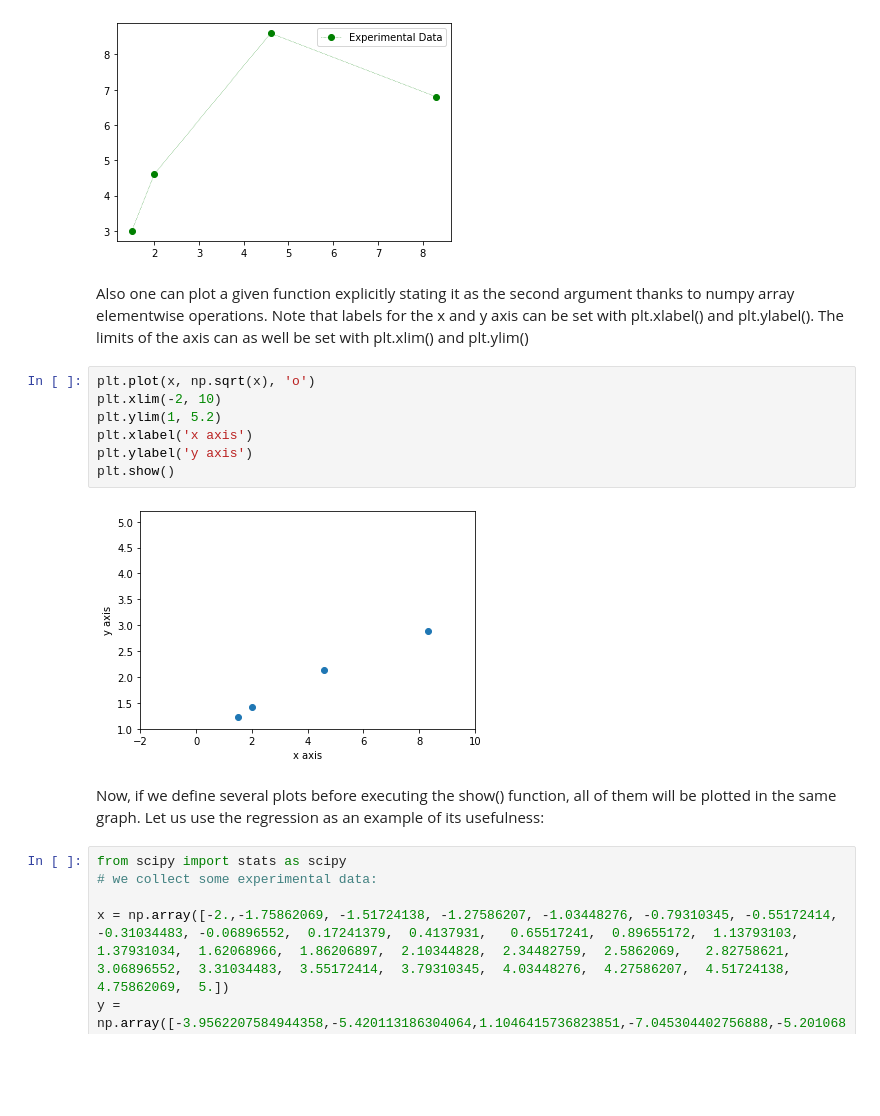
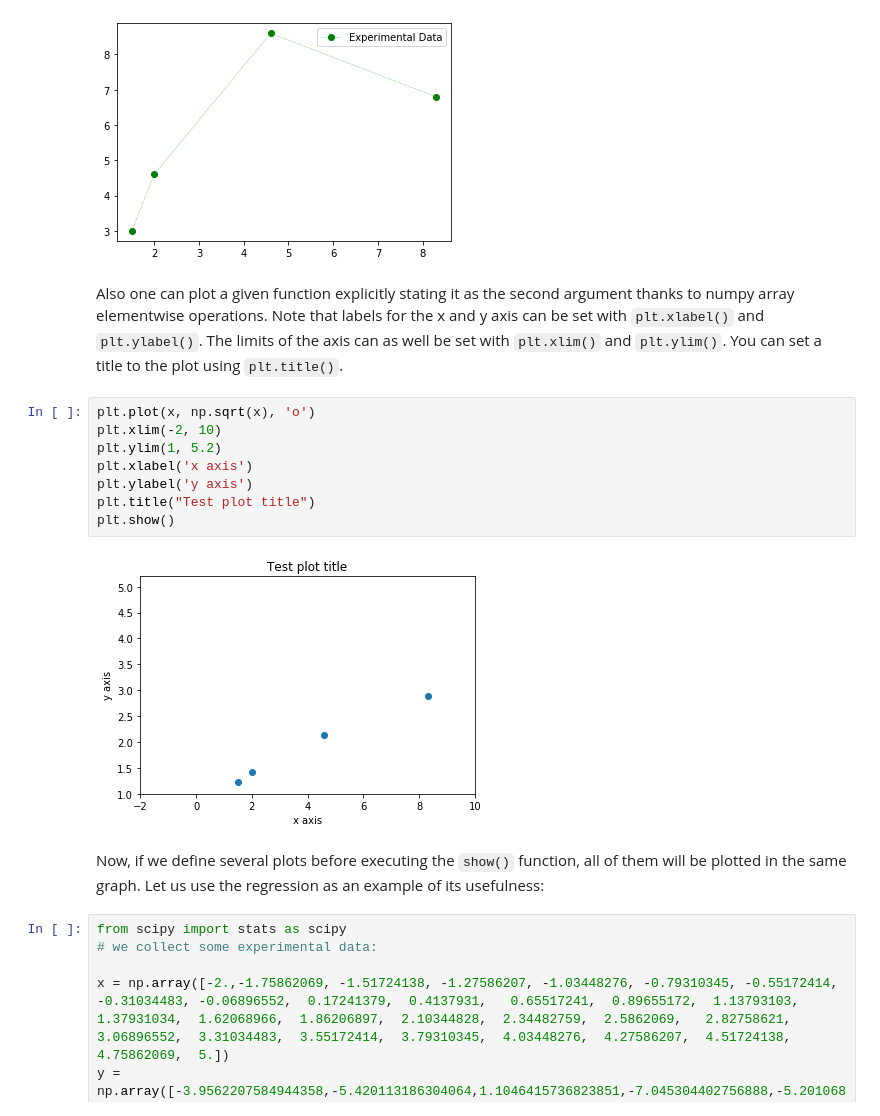
Before and after one commit to LLACorp/Python-Course-for-Scientific-Programming, a Jupyter notebook: LECTURES/Lecture_04.ipynb, the cells around one changed output. Cells and saved outputs as stored; diff of their text form; blank space fills up the shorter version.

```diff
--- a/LECTURES/Lecture_04.ipynb
+++ b/LECTURES/Lecture_04.ipynb
@@ -733,18 +815,19 @@ plt.show()
 # %% [output]
 [figure]
 # %% [markdown]
-Also one can plot a given function explicitly stating it as the second argument thanks to numpy array elementwise operations. Note that labels for the x and y axis can be set with plt.xlabel() and plt.ylabel(). The limits of the axis can as well be set with plt.xlim() and plt.ylim()
+Also one can plot a given function explicitly stating it as the second argument thanks to numpy array elementwise operations. Note that labels for the x and y axis can be set with `plt.xlabel()` and `plt.ylabel()`. The limits of the axis can as well be set with `plt.xlim()` and `plt.ylim()`. You can set a title to the plot using `plt.title()`.
 # %%
 plt.plot(x, np.sqrt(x), 'o')
 plt.xlim(-2, 10)
 plt.ylim(1, 5.2)
 plt.xlabel('x axis')
 plt.ylabel('y axis')
+plt.title("Test plot title")
 plt.show()
 # %% [output]
-[figure, old version]
+[figure, new version]
 # %% [markdown]
-Now, if we define several plots before executing the show() function, all of them will be plotted in the same graph. Let us use the regression as an example of its usefulness:
+Now, if we define several plots before executing the `show()` function, all of them will be plotted in the same graph. Let us use the regression as an example of its usefulness:
 # %%
 from scipy import stats as scipy
 # we collect some experimental data:
```
Also changed, not shown: parts of 102 cells of this notebook.
